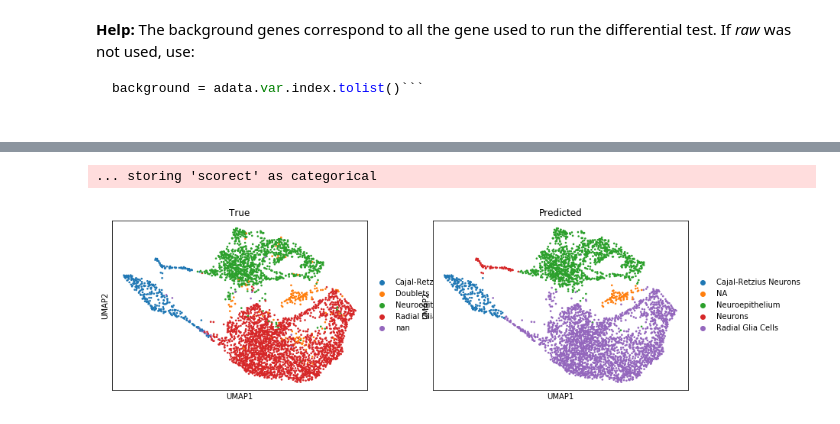
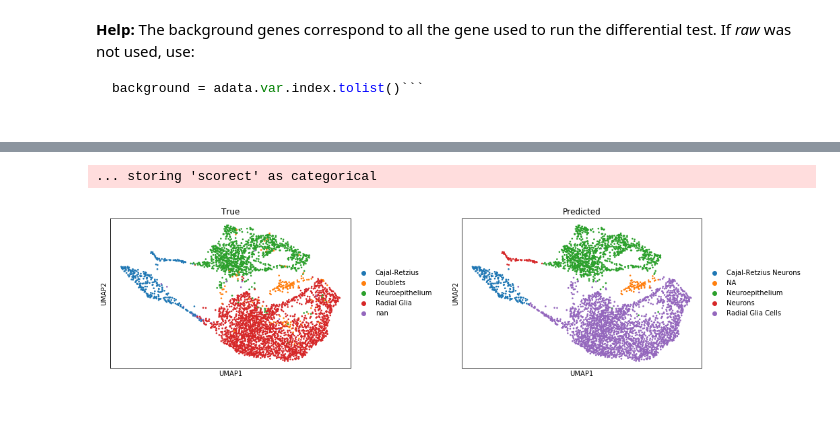
Before and after one commit to LucasESBS/scoreCT, a Jupyter notebook: example/tuto_scoreCT.ipynb, the cells around one changed output, grey strips where cells are left out. Drawn from its saved outputs; the diff is of its cells as text; code cells hidden in the pictures.

```diff
--- a/example/tuto_scoreCT.ipynb
+++ b/example/tuto_scoreCT.ipynb
@@ -86,11 +88,11 @@ ct.plot_pvalue(ct_pval, clusters=['0','1'], n_types=3)
 # %%
 # Now assign clusters to cell types
 cluster_assign = adata.obs['louvain']
 celltype_assign = ct.assign_celltypes(cluster_assignment=cluster_assign, ct_pval_df=ct_pval, ct_score_df=ct_score, cutoff=0.1)
 # Add to anndata object
 adata.obs['scorect'] = celltype_assign
 # Let's compare with the true assignment now!
-sc.pl.umap(adata, color=['cell_type','scorect'], title=['True','Predicted'], cmap='Set2')
+sc.pl.umap(adata, color=['cell_type','scorect'], title=['True','Predicted'], cmap='Set2', wspace=0.33)
 # %% [output]
 ... storing 'scorect' as categorical
-[figure, old version]
+[figure, new version]
```
Also changed, not shown: parts of 4 cells of this notebook, 2 other files.
